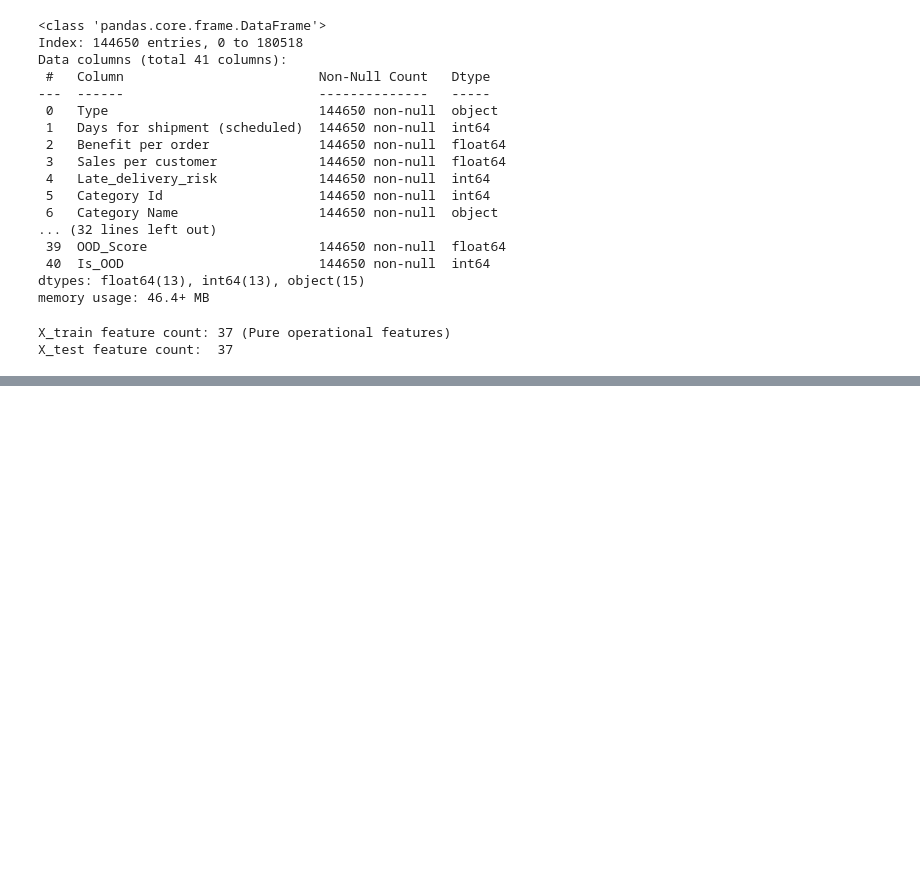
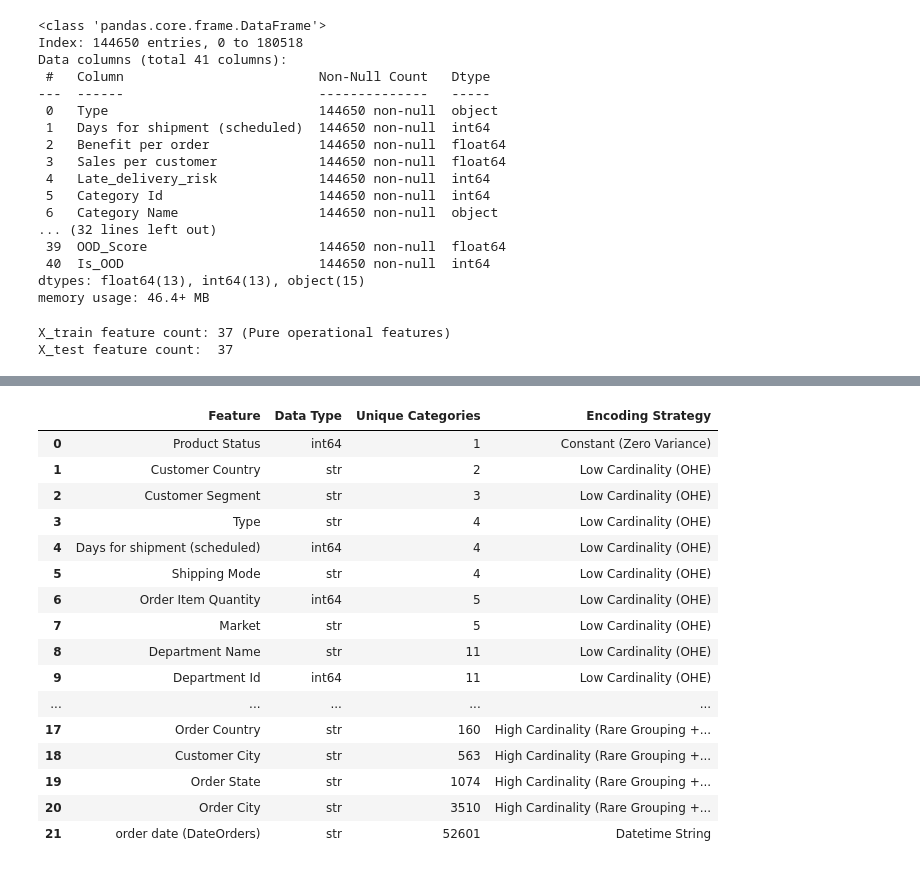
Before and after one commit to thamidu02/supply_chain_ML_model, a Jupyter notebook: test.ipynb, the cells around one changed output, grey strips where cells are left out. Saved outputs shown, nothing was run; the diff lists cells and outputs as text; code cells hidden in the pictures; blank space fills up the shorter version.

```diff
--- a/test.ipynb
+++ b/test.ipynb
@@ -1368,0 +776,10 @@ CATEGORICAL DATA PROCESSING & ENCODING: VALIDATION AUDIT SUMMARY
+# %%
+# Step 1: Identify categorical, ID, and numerical features
+text_cols = X_train.select_dtypes(include=['object', 'string', 'category']).columns.tolist()
+discrete_id_cols = [c for c in X_train.select_dtypes(include=['int64']).columns if X_train[c].nunique() <= 150]
+numerical_cols = [c for c in X_train.columns if c not in text_cols + discrete_id_cols]
+
+print(f'Total Features in X_train:              {X_train.shape[1]}')
+print(f'Text / Categorical Columns ({len(text_cols)}):          {text_cols}')
+print(f'Discrete Categorical ID Columns ({len(discrete_id_cols)}):      {discrete_id_cols}')
+print(f'Continuous Numerical Columns ({len(numerical_cols)}):        {numerical_cols}')
@@ -1368,0 +800,47 @@ CATEGORICAL DATA PROCESSING & ENCODING: VALIDATION AUDIT SUMMARY
+# %%
+# Step 2: Calculate cardinality for discrete and categorical features
+discrete_features = text_cols + discrete_id_cols
+cardinality_data = []
+
+for col in discrete_features:
+    unique_count = X_train[col].nunique()
+    if col in ['Customer Id', 'Order Customer Id', 'Order Item Id']:
+        category_tier = 'Identifier (Key)'
+    elif col == 'Product Status':
+        category_tier = 'Constant (Zero Variance)'
+    elif col == 'order date (DateOrders)':
+        category_tier = 'Datetime String'
+    elif unique_count <= 12:
+        category_tier = 'Low Cardinality (OHE)'
+    elif unique_count <= 150:
+        category_tier = 'Medium Cardinality (Target Encoding)'
+    else:
+        category_tier = 'High Cardinality (Rare Grouping + Target Encoding)'
+
+    cardinality_data.append({
+        'Feature': col,
+        'Data Type': str(X_train[col].dtype),
+        'Unique Categories': unique_count,
+        'Encoding Strategy': category_tier
+    })
+
+cardinality_df = pd.DataFrame(cardinality_data).sort_values(by='Unique Categories')
+display(cardinality_df.reset_index(drop=True))
+# %% [output]
+|  | Feature | Data Type | Unique Categories | Encoding Strategy |
+| 0 | Product Status | int64 | 1 | Constant (Zero Variance) |
+| 1 | Customer Country | str | 2 | Low Cardinality (OHE) |
+| 2 | Customer Segment | str | 3 | Low Cardinality (OHE) |
+| 3 | Type | str | 4 | Low Cardinality (OHE) |
+| 4 | Days for shipment (scheduled) | int64 | 4 | Low Cardinality (OHE) |
+| 5 | Shipping Mode | str | 4 | Low Cardinality (OHE) |
+| 6 | Order Item Quantity | int64 | 5 | Low Cardinality (OHE) |
+| 7 | Market | str | 5 | Low Cardinality (OHE) |
+| 8 | Department Name | str | 11 | Low Cardinality (OHE) |
+| 9 | Department Id | int64 | 11 | Low Cardinality (OHE) |
+| ... | ... | ... | ... | ... |
+| 17 | Order Country | str | 160 | High Cardinality (Rare Grouping +... |
+| 18 | Customer City | str | 563 | High Cardinality (Rare Grouping +... |
+| 19 | Order State | str | 1074 | High Cardinality (Rare Grouping +... |
+| 20 | Order City | str | 3510 | High Cardinality (Rare Grouping +... |
+| 21 | order date (DateOrders) | str | 52601 | Datetime String |
```
Also changed, not shown: parts of 55 cells of this notebook.
